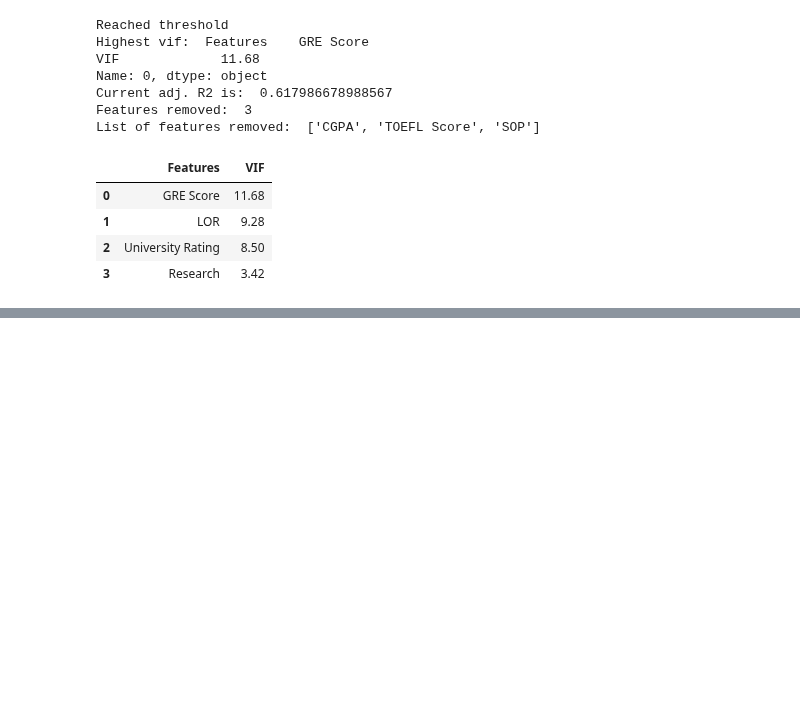
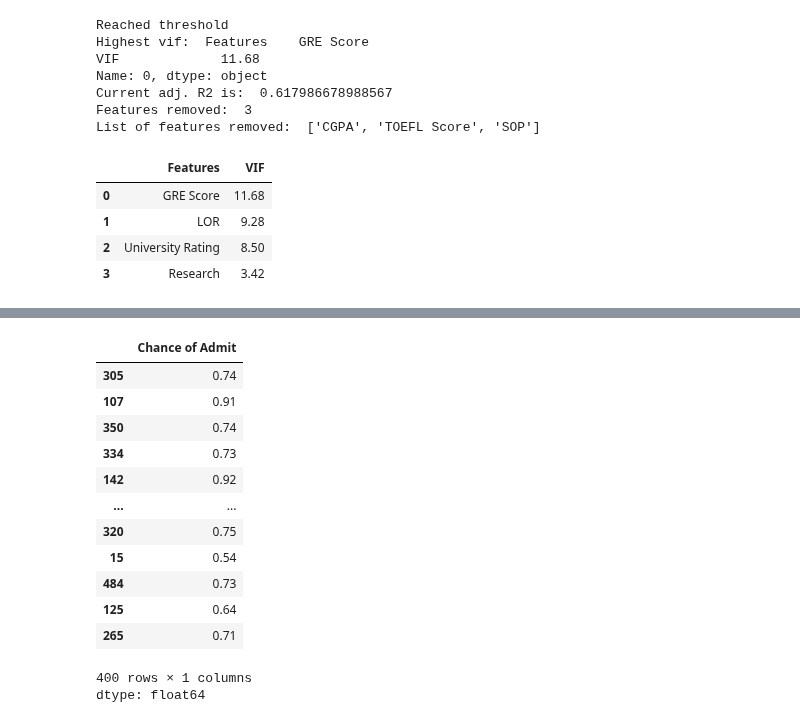
Before and after one commit to akshayabhale1406/SCLR_Jamboree_Education_Linear_Regression, a Jupyter notebook: Jamboree_Education_Linear_Regression.ipynb, the cells around one changed output, grey strips where cells are left out. Cells and saved outputs as stored; diff of their text form; code cells hidden in the pictures; blank space fills up the shorter version.

```diff
--- a/Jamboree_Education_Linear_Regression.ipynb
+++ b/Jamboree_Education_Linear_Regression.ipynb
@@ -372,0 +413,17 @@ vif
+# %%
+y_train
+# %% [output]
+|  | Chance of Admit |
+| 305 | 0.74 |
+| 107 | 0.91 |
+| 350 | 0.74 |
+| 334 | 0.73 |
+| 142 | 0.92 |
+| ... | ... |
+| 320 | 0.75 |
+| 15 | 0.54 |
+| 484 | 0.73 |
+| 125 | 0.64 |
+| 265 | 0.71 |
+400 rows × 1 columns
+dtype: float64
```
Also changed, not shown: parts of 8 cells of this notebook.
